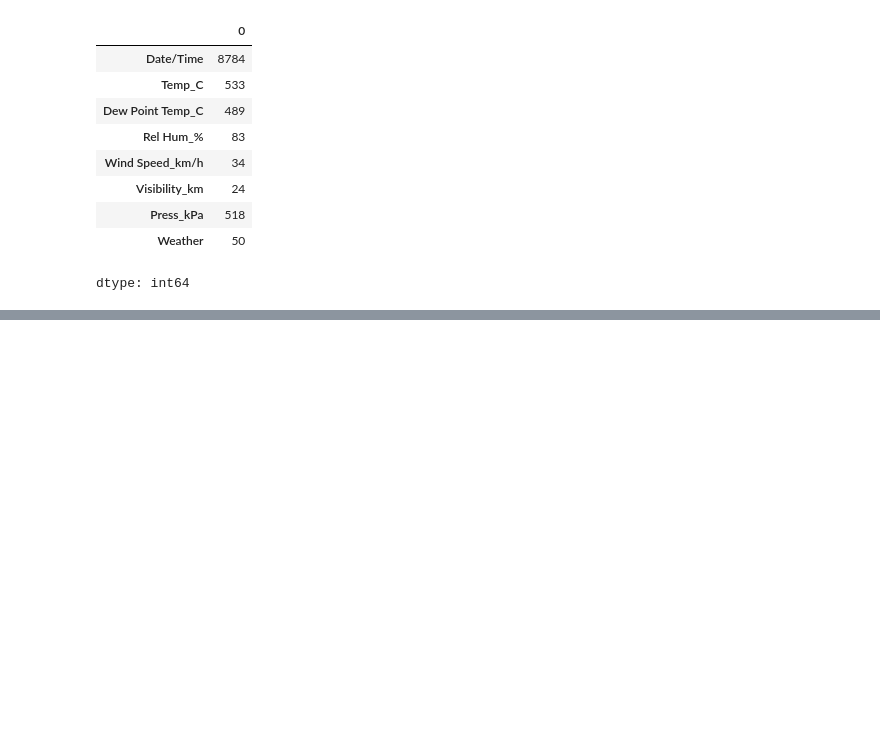
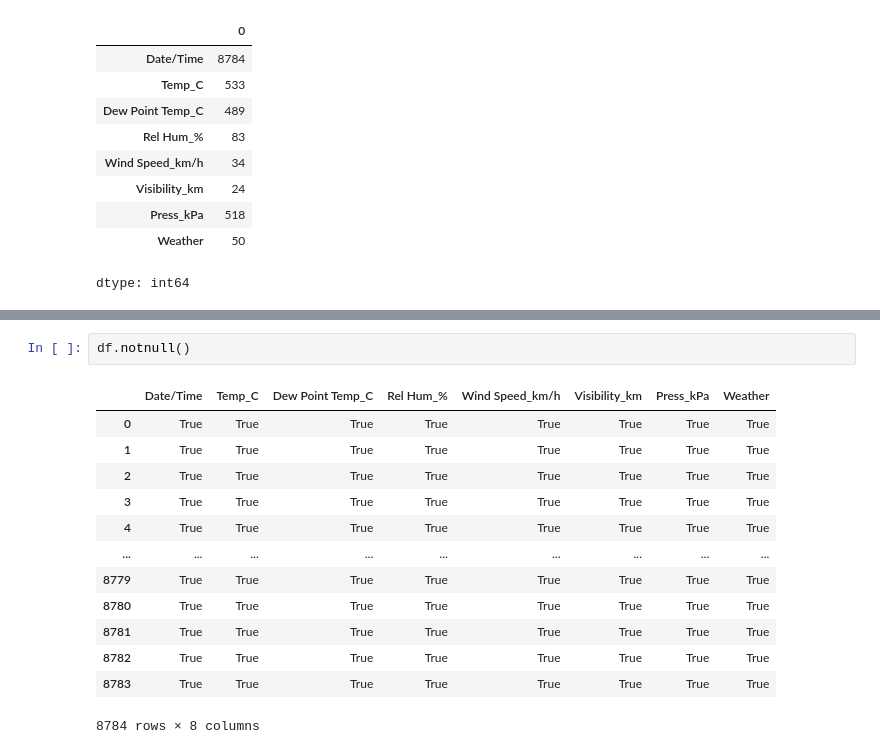
Before and after one commit to BDR-64/wekaDeeplearning4j, a Jupyter notebook: Weather_analysis.ipynb, the cells around one changed output, grey strips where cells are left out. Cells and saved outputs as stored; diff of their text form; blank space fills up the shorter version.

```diff
--- a/Weather_analysis.ipynb
+++ b/Weather_analysis.ipynb
@@ -112,0 +159,16 @@ dtype: int64
+# %%
+df.notnull()
+# %% [output]
+|  | Date/Time | Temp_C | Dew Point Temp_C | Rel Hum_% | Wind Speed_km/h | Visibility_km | Press_kPa | Weather |
+| 0 | True | True | True | True | True | True | True | True |
+| 1 | True | True | True | True | True | True | True | True |
+| 2 | True | True | True | True | True | True | True | True |
+| 3 | True | True | True | True | True | True | True | True |
+| 4 | True | True | True | True | True | True | True | True |
+| ... | ... | ... | ... | ... | ... | ... | ... | ... |
+| 8779 | True | True | True | True | True | True | True | True |
+| 8780 | True | True | True | True | True | True | True | True |
+| 8781 | True | True | True | True | True | True | True | True |
+| 8782 | True | True | True | True | True | True | True | True |
+| 8783 | True | True | True | True | True | True | True | True |
+8784 rows × 8 columns
```
Also changed, not shown: parts of 16 cells of this notebook.
